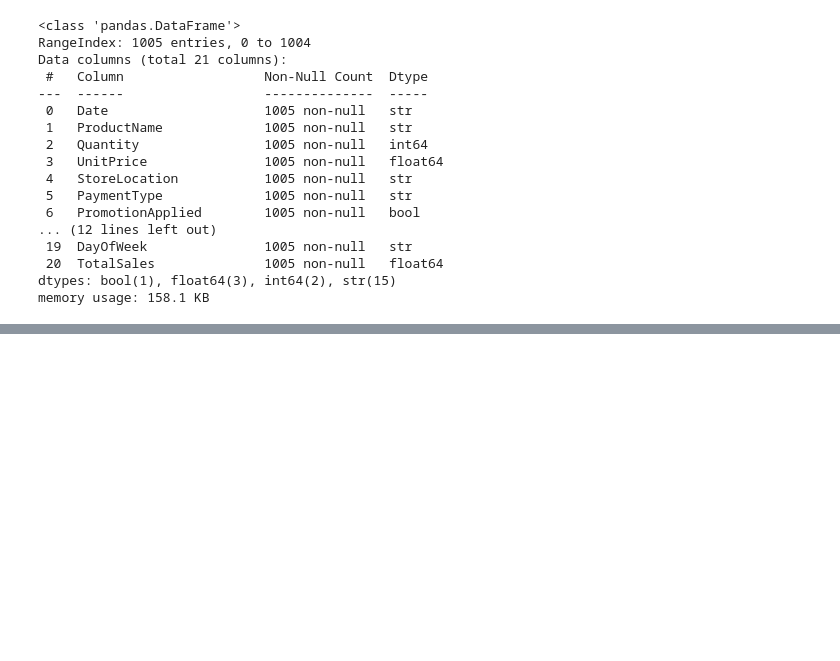
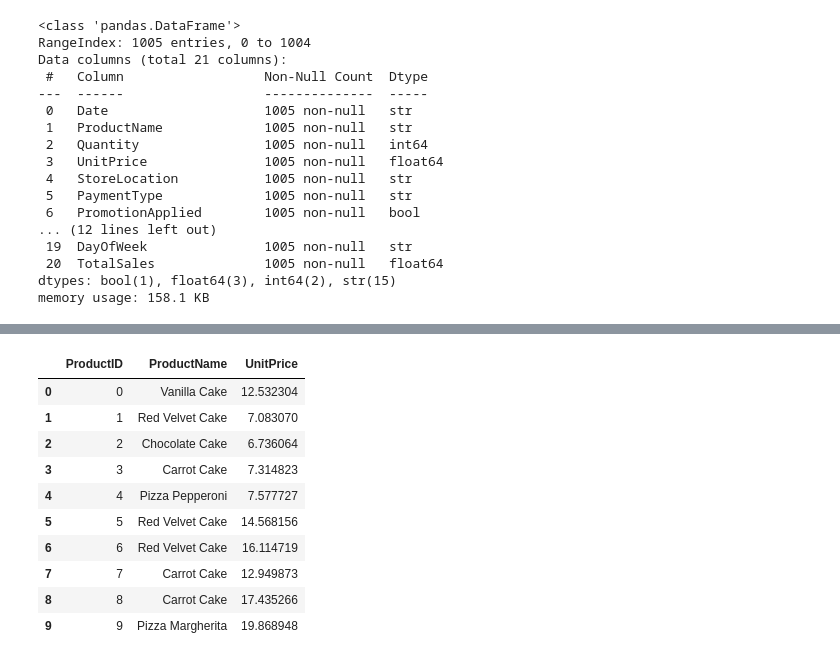
Before and after one commit to debbillionaire/zipco_foods_etl_using_airflow_for_orchestration, a Jupyter notebook: etl_pipeline.ipynb, the cells around one changed output, grey strips where cells are left out. Drawn from its saved outputs; the diff is of its cells as text; code cells hidden in the pictures; blank space fills up the shorter version.

```diff
--- a/etl_pipeline.ipynb
+++ b/etl_pipeline.ipynb
@@ -48,3 +48,8 @@ Data columns (total 21 columns):
  20  TotalSales              1005 non-null   float64
 dtypes: bool(1), float64(3), int64(2), str(15)
 memory usage: 158.1 KB
+# %%
+# Data cleaning and transformation
+
+# Removing duplicates
+data.drop_duplicates(inplace=True)
@@ -50,0 +76,6 @@ memory usage: 158.1 KB
+# %%
+# Handling missing values (filling missing numeric values with mean or median)
+
+numeric_columns = data.select_dtypes(include=['float64', 'int64']).columns
+for col in numeric_columns:
+    data.fillna({col: data[col].mean()}, inplace=True)
@@ -50,0 +102,5 @@ memory usage: 158.1 KB
+# %%
+# handling missing values (filling missing string/object values with unknown)
+string_columns = data.select_dtypes(include=['object']).columns
+for col in string_columns:
+    data.fillna({col: 'unknown'}, inplace=True)
@@ -50,0 +146,14 @@ memory usage: 158.1 KB
+# %%
+products.head(10)
+# %% [output]
+|  | ProductID | ProductName | UnitPrice |
+| 0 | 0 | Vanilla Cake | 12.532304 |
+| 1 | 1 | Red Velvet Cake | 7.083070 |
+| 2 | 2 | Chocolate Cake | 6.736064 |
+| 3 | 3 | Carrot Cake | 7.314823 |
+| 4 | 4 | Pizza Pepperoni | 7.577727 |
+| 5 | 5 | Red Velvet Cake | 14.568156 |
+| 6 | 6 | Red Velvet Cake | 16.114719 |
+| 7 | 7 | Carrot Cake | 12.949873 |
+| 8 | 8 | Carrot Cake | 17.435266 |
+| 9 | 9 | Pizza Margherita | 19.868948 |
```
Also changed, not shown: parts of 15 cells of this notebook, 9 other files.
